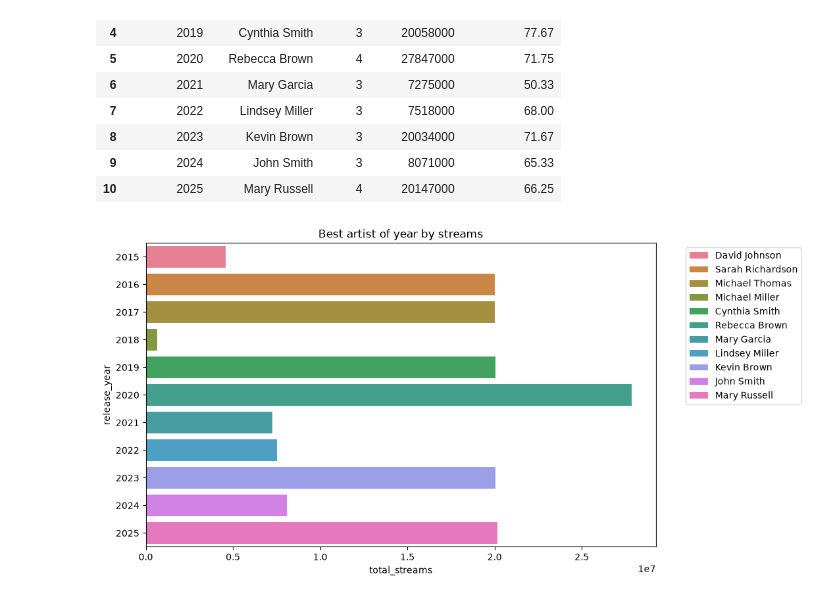
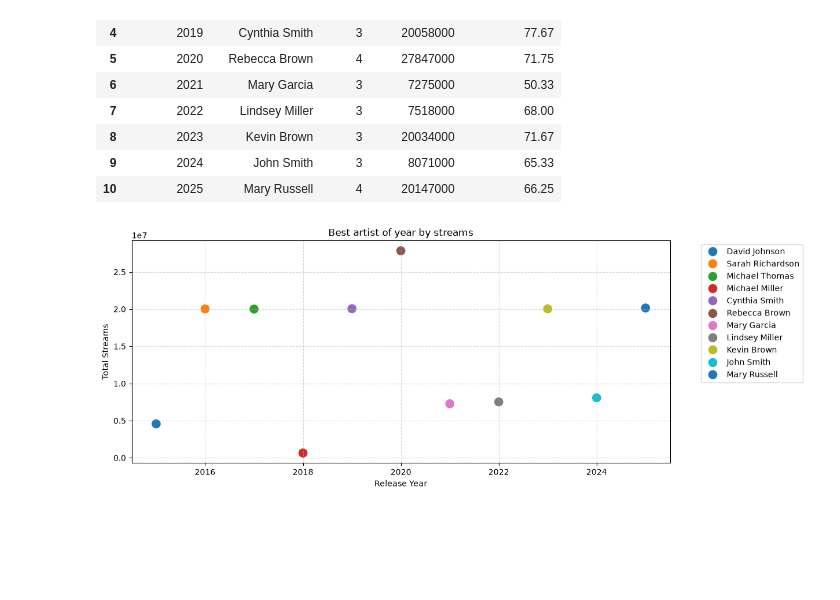
Before and after one commit to GreedIsGoody/data-analys-spotify-artists, a Jupyter notebook: notebook/Analys.ipynb, the cells around one changed output. Drawn from its saved outputs; the diff is of its cells as text; code cells hidden in the pictures; blank space fills up the shorter version.

Commit message:
feat: changing a graph

```diff
--- a/notebook/Analys.ipynb
+++ b/notebook/Analys.ipynb
@@ -297,17 +297,21 @@ most_streamed_by_year
 | 9 | 2024 | John Smith | 3 | 8071000 | 65.33 |
 | 10 | 2025 | Mary Russell | 4 | 20147000 | 66.25 |
 # %%
-plt.figure(figsize=(10, 6))
-sns.barplot(
+plt.figure(figsize=(12, 5))
+sns.scatterplot(
     data=most_streamed_by_year,
-    x='total_streams',
-    y='release_year',
+    x='release_year',
+    y='total_streams',
     hue='artist_name',
-    orient='h'
+    s=150,
+    palette='tab10'
 )
 
 plt.title('Best artist of year by streams')
+plt.xlabel('Release Year')
+plt.ylabel('Total Streams')
 plt.legend(bbox_to_anchor=(1.05, 1), loc='upper left')
+plt.grid(True, linestyle='--', alpha=0.5)
 plt.show()
 # %% [output]
-[figure, old version]
+[figure, new version]
```
